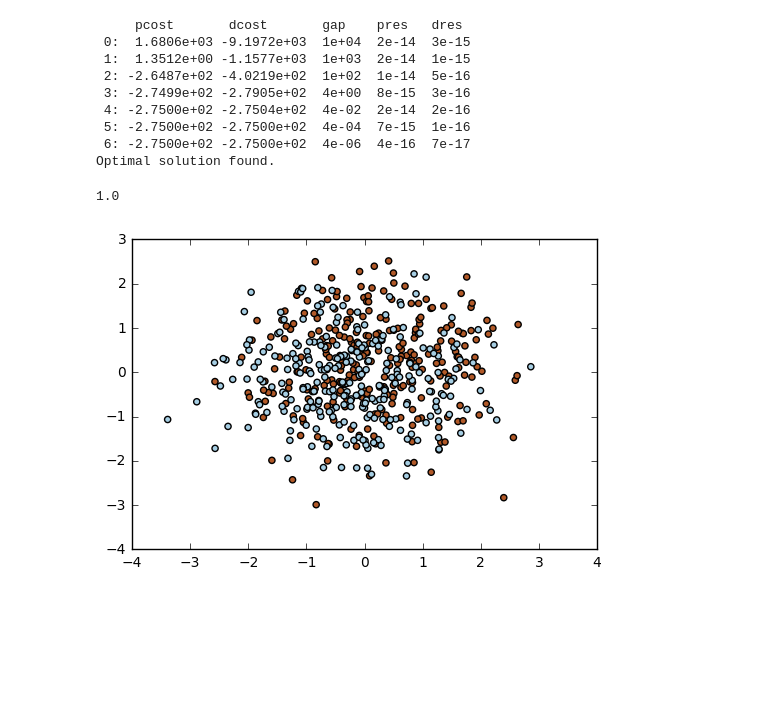
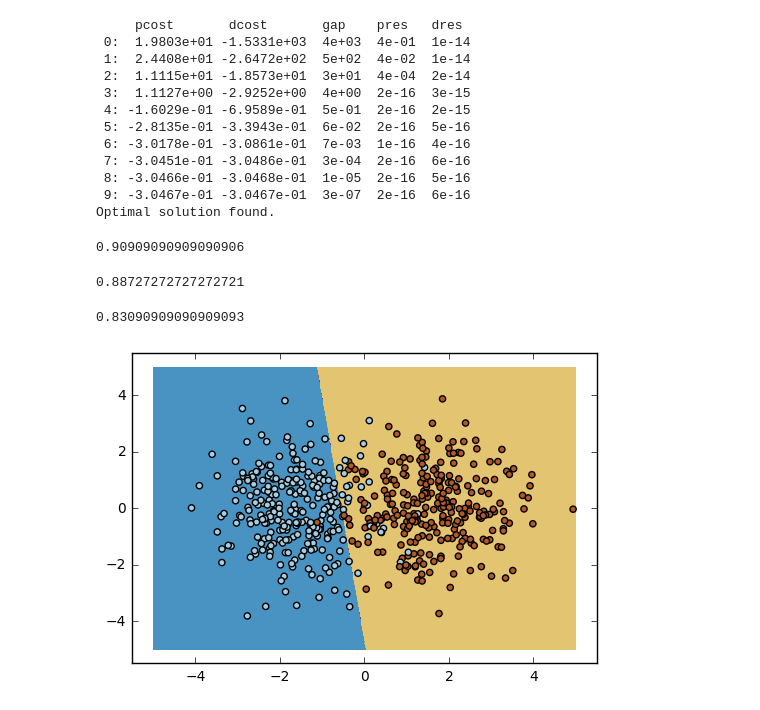
Before and after one commit to dancoombs/s3vm-sgd, a Jupyter notebook: notebooks/g50c.ipynb, the cells around one changed output. Saved outputs shown, nothing was run; the diff lists cells and outputs as text; code cells hidden in the pictures; blank space fills up the shorter version.

```diff
--- a/notebooks/g50c.ipynb
+++ b/notebooks/g50c.ipynb
@@ -21,20 +28,59 @@ X, y = shuffle(X, y, random_state=0)
 # %%
-mysvm = SVM(C=10, kernel='rbf', gamma=0.5)
-mysvm.fit(X, y)
+from svm.svm_custom import SVM
+
+mysvm = SVM(C=10, kernel='linear', gamma=0.5)
+num = 50
+mysvm.fit(X[:num], y[:num])
 mysvm.score(X, y)
 # %% [output]
      pcost       dcost       gap    pres   dres
- 0:  1.6806e+03 -9.1972e+03  1e+04  2e-14  3e-15
- 1:  1.3512e+00 -1.1577e+03  1e+03  2e-14  1e-15
- 2: -2.6487e+02 -4.0219e+02  1e+02  1e-14  5e-16
- 3: -2.7499e+02 -2.7905e+02  4e+00  8e-15  3e-16
- 4: -2.7500e+02 -2.7504e+02  4e-02  2e-14  2e-16
- 5: -2.7500e+02 -2.7500e+02  4e-04  7e-15  1e-16
- 6: -2.7500e+02 -2.7500e+02  4e-06  4e-16  7e-17
+ 0:  1.9803e+01 -1.5331e+03  4e+03  4e-01  1e-14
+ 1:  2.4408e+01 -2.6472e+02  5e+02  4e-02  1e-14
+ 2:  1.1115e+01 -1.8573e+01  3e+01  4e-04  2e-14
+ 3:  1.1127e+00 -2.9252e+00  4e+00  2e-16  3e-15
+ 4: -1.6029e-01 -6.9589e-01  5e-01  2e-16  2e-15
+ 5: -2.8135e-01 -3.3943e-01  6e-02  2e-16  5e-16
+ 6: -3.0178e-01 -3.0861e-01  7e-03  1e-16  4e-16
+ 7: -3.0451e-01 -3.0486e-01  3e-04  2e-16  6e-16
+ 8: -3.0466e-01 -3.0468e-01  1e-05  2e-16  5e-16
+ 9: -3.0467e-01 -3.0467e-01  3e-07  2e-16  6e-16
 Optimal solution found.
-1.0
+0.90909090909090906
-# %%
-plt.scatter(X[:,0], X[:,1], c=y, cmap=plt.cm.Paired)
-plt.show()
-# %% [output]
-[figure, removed]
+# %%
+from svm.svm_custom import SVM_SGD
+
+mysgd = SVM_SGD(eta0=0.25, alpha=0.1)
+mysgd.fit(X[:num], y[:num])
+mysgd.score(X,y)
+# %% [output]
+0.88727272727272721
+# %%
+from svm.s3vm_fp import S3VM_SGD_FP
+
+s3vm = S3VM_SGD_FP(knn=1, eta0=0.25, alpha=0.1, kernel='linear')
+s3vm.fit(X[:num], y[:num], X[num:])
+s3vm.score(X,y)
+# %% [output]
+0.83090909090909093
+# %%
+# Generate grid along first two principal components
+multiples = np.arange(-5, 5, 0.01)
+# steps along first component
+first = multiples[:, np.newaxis] * pca.components_[0, :]
+# steps along second component
+second = multiples[:, np.newaxis] * pca.components_[1, :]
+# combine
+grid = first[np.newaxis, :, :] + second[:, np.newaxis, :]
+flat_grid = grid.reshape(-1, X.shape[1])
+
+Z = s3vm.predict(flat_grid)
+
+# Put the result into a color plot
+Z = Z.reshape(grid.shape[:-1])
+plt.contourf(multiples, multiples, Z, cmap=plt.cm.Paired)
+
+# Plot also the training points
+plt.scatter(X_pca[:, 0], X_pca[:, 1], c=y, cmap=plt.cm.Paired)
+plt.show()
+# %% [output]
+[figure, added]
```
Also changed, not shown: parts of 4 cells of this notebook, 5 other files.
